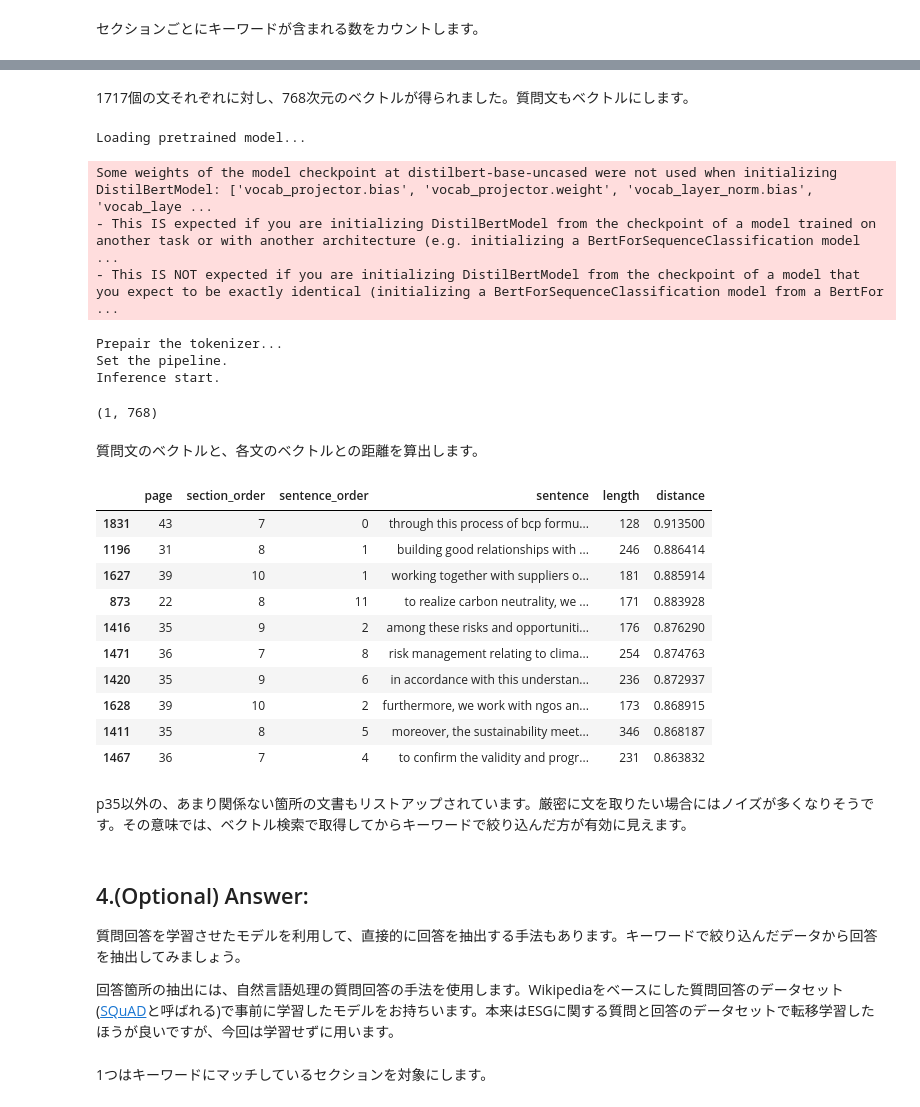
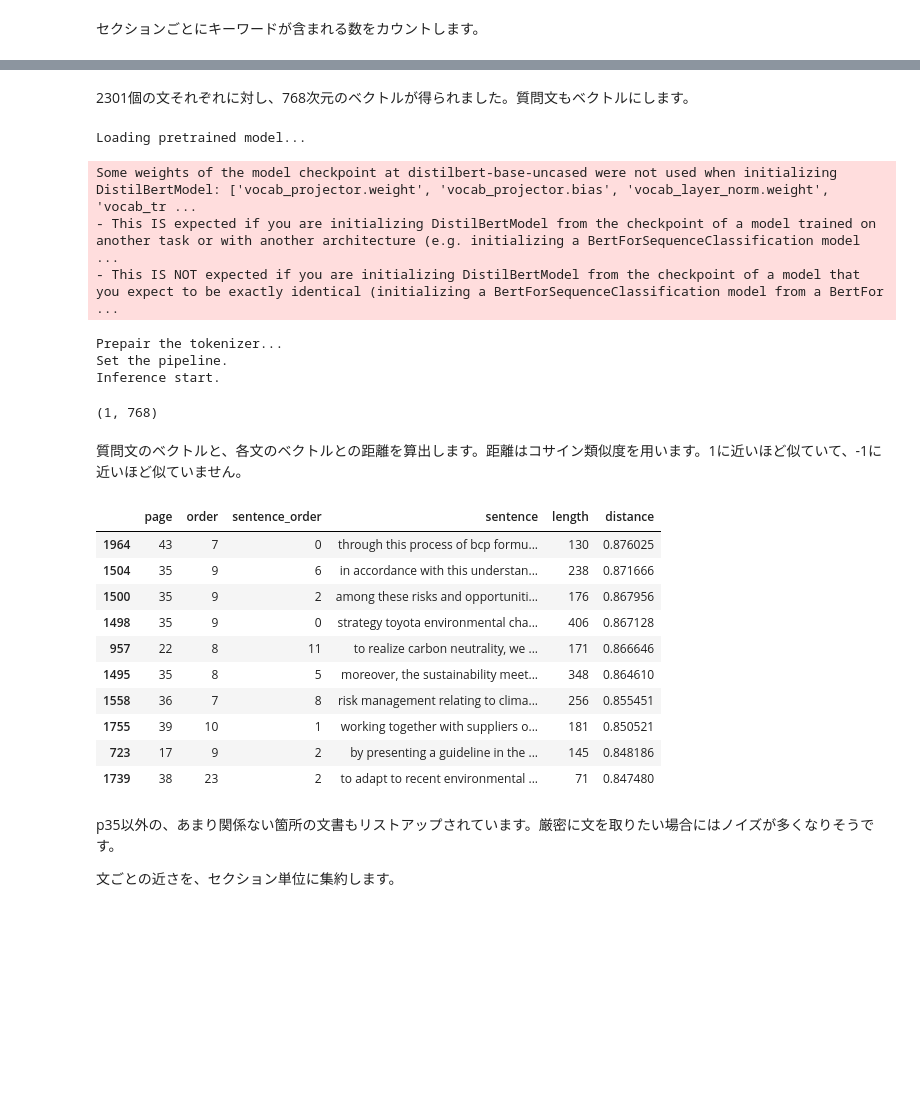
Before and after one commit to icoxfog417/esg-evaluation-by-nlp, a Jupyter notebook: notebooks/check_esg_evaluation_automatically.ipynb, the cells around one changed output, grey strips where cells are left out. Saved outputs shown, nothing was run; the diff lists cells and outputs as text; code cells hidden in the pictures; blank space fills up the shorter version.

```diff
--- a/notebooks/check_esg_evaluation_automatically.ipynb
+++ b/notebooks/check_esg_evaluation_automatically.ipynb
@@ -132,3 +137,7 @@ language = "en"
+# %%
+question = "Describe the climate-related risks and opportunities the organization has identified over the short, medium, and long term."
+question = question.lower()
+language = "en"
 # %% [markdown]
 人間が抽出すると、p35の箇所が該当します。
 
@@ -168,17 +180,16 @@ question_words
 # %% [markdown]
 セクションごとにキーワードが含まれる数をカウントします。
 # %%
-def count_keyword_match(parser, keywords, text):
-    tokens = parser.parse(text)
+def count_keyword_match(text, keywords):
     count = 0
-    for t in tokens:
-        if str(t).lower().strip() in keywords:
+    for k in keywords:
+        if k in text:
             count += 1
     return count
 
 
-counted = preprocessed.assign(
-            keyword_match=preprocessed["content"].apply(
-            lambda s: count_keyword_match(parser, question_words, s))
-          )
+preprocessed_df = preprocessed_df.assign(
+    keyword_match=preprocessed_df["preprocessed"].apply(
+        lambda s: count_keyword_match(s, question_words))
+)
 # %%
@@ -202,17 +213,17 @@ p35の文がきちんととれていることがわかります。キーワー
 セクションは非常に長いので、文単位に分割します。
 # %%
 sentences = []
-for i, row in preprocessed.iterrows():
-    c = row["content"]
+for i, row in preprocessed_df.iterrows():
+    c = row["preprocessed"]
     for j, s in enumerate(c.replace("•", ".").replace(";", ".").split(".")):
         sentences.append({
             "page": row["page"],
-            "section_order": row["order"],
+            "order": row["order"],
             "sentence_order": j,
             "sentence": s,
             "length": len(s)
         })
 
-sentences = pd.DataFrame(sentences)
-sentences.head(5)
+sentences_df = pd.DataFrame(sentences)
+sentences_df.head(5)
 # %% [output]
@@ -232,6 +243,6 @@ BERTのモデルを使用し、文をベクトル表現に変換します。事
 from esg_nlp.model.encoder import encode
 # %%
 model_name = "distilbert-base-uncased"
-embeddings = encode(model_name, sentences["sentence"].values.tolist())
+embeddings = encode(model_name, sentences_df["sentence"].values.tolist())
 # %% [output]
 Loading pretrained model...
@@ -248,11 +259,11 @@ embeddings.shape
 # %% [markdown]
-1717個の文それぞれに対し、768次元のベクトルが得られました。質問文もベクトルにします。
+2301個の文それぞれに対し、768次元のベクトルが得られました。質問文もベクトルにします。
 # %%
 query = encode(model_name, question)
 query = np.reshape(query, (1, -1))
 # %% [output]
 Loading pretrained model...
-Some weights of the model checkpoint at distilbert-base-uncased were not used when initializing DistilBertModel: ['vocab_projector.bias', 'vocab_projector.weight', 'vocab_layer_norm.bias', 'vocab_laye ...
+Some weights of the model checkpoint at distilbert-base-uncased were not used when initializing DistilBertModel: ['vocab_projector.weight', 'vocab_projector.bias', 'vocab_layer_norm.weight', 'vocab_tr ...
 - This IS expected if you are initializing DistilBertModel from the checkpoint of a model trained on another task or with another architecture (e.g. initializing a BertForSequenceClassification model  ...
 - This IS NOT expected if you are initializing DistilBertModel from the checkpoint of a model that you expect to be exactly identical (initializing a BertForSequenceClassification model from a BertFor ...
 Prepair the tokenizer...
@@ -263,34 +274,28 @@ query.shape
 # %% [output]
 (1, 768)
 # %% [markdown]
-質問文のベクトルと、各文のベクトルとの距離を算出します。
+質問文のベクトルと、各文のベクトルとの距離を算出します。距離はコサイン類似度を用います。1に近いほど似ていて、-1に近いほど似ていません。
 # %%
 from sklearn.metrics.pairwise import cosine_similarity
 
 
 distance = cosine_similarity(query, embeddings)
-measured = sentences.assign(
-            distance=distance.flatten())
-
-measured.sort_values("distance", ascending=False, inplace=True)
-measured.head(10)
+measured_df = sentences_df.assign(distance=distance.flatten())
+measured_df.sort_values("distance", ascending=False, inplace=True)
+measured_df.head(10)
 # %% [output]
-|  | page | section_order | sentence_order | sentence | length | distance |
-| 1831 | 43 | 7 | 0 | through this process of bcp formu... | 128 | 0.913500 |
-| 1196 | 31 | 8 | 1 | building good relationships with ... | 246 | 0.886414 |
-| 1627 | 39 | 10 | 1 | working together with suppliers o... | 181 | 0.885914 |
-| 873 | 22 | 8 | 11 | to realize carbon neutrality, we ... | 171 | 0.883928 |
-| 1416 | 35 | 9 | 2 | among these risks and opportuniti... | 176 | 0.876290 |
-| 1471 | 36 | 7 | 8 | risk management relating to clima... | 254 | 0.874763 |
-| 1420 | 35 | 9 | 6 | in accordance with this understan... | 236 | 0.872937 |
-| 1628 | 39 | 10 | 2 | furthermore, we work with ngos an... | 173 | 0.868915 |
-| 1411 | 35 | 8 | 5 | moreover, the sustainability meet... | 346 | 0.868187 |
-| 1467 | 36 | 7 | 4 | to confirm the validity and progr... | 231 | 0.863832 |
+|  | page | order | sentence_order | sentence | length | distance |
+| 1964 | 43 | 7 | 0 | through this process of bcp formu... | 130 | 0.876025 |
+| 1504 | 35 | 9 | 6 | in accordance with this understan... | 238 | 0.871666 |
+| 1500 | 35 | 9 | 2 | among these risks and opportuniti... | 176 | 0.867956 |
+| 1498 | 35 | 9 | 0 | strategy toyota environmental cha... | 406 | 0.867128 |
+| 957 | 22 | 8 | 11 | to realize carbon neutrality, we ... | 171 | 0.866646 |
+| 1495 | 35 | 8 | 5 | moreover, the sustainability meet... | 348 | 0.864610 |
+| 1558 | 36 | 7 | 8 | risk management relating to clima... | 256 | 0.855451 |
+| 1755 | 39 | 10 | 1 | working together with suppliers o... | 181 | 0.850521 |
+| 723 | 17 | 9 | 2 | by presenting a guideline in the ... | 145 | 0.848186 |
+| 1739 | 38 | 23 | 2 | to adapt to recent environmental ... | 71 | 0.847480 |
 # %% [markdown]
-p35以外の、あまり関係ない箇所の文書もリストアップされています。厳密に文を取りたい場合にはノイズが多くなりそうです。その意味では、ベクトル検索で取得してからキーワードで絞り込んだ方が有効に見えます。
+p35以外の、あまり関係ない箇所の文書もリストアップされています。厳密に文を取りたい場合にはノイズが多くなりそうです。
+
+文ごとの近さを、セクション単位に集約します。
-# %% [markdown]
-## 4.(Optional) Answer:
-
-質問回答を学習させたモデルを利用して、直接的に回答を抽出する手法もあります。キーワードで絞り込んだデータから回答を抽出してみましょう。
-
-回答箇所の抽出には、自然言語処理の質問回答の手法を使用します。Wikipediaをベースにした質問回答のデータセット([SQuAD](https://rajpurkar.github.io/SQuAD-explorer/)と呼ばれる)で事前に学習したモデルをお持ちいます。本来はESGに関する質問と回答のデータセットで転移学習したほうが良いですが、今回は学習せずに用います。
@@ -299,2 +301,0 @@ from esg_nlp.model.question_answer import answer
-# %% [markdown]
-1つはキーワードにマッチしているセクションを対象にします。
```
Also changed, not shown: parts of 49 cells of this notebook, 5 other files.
